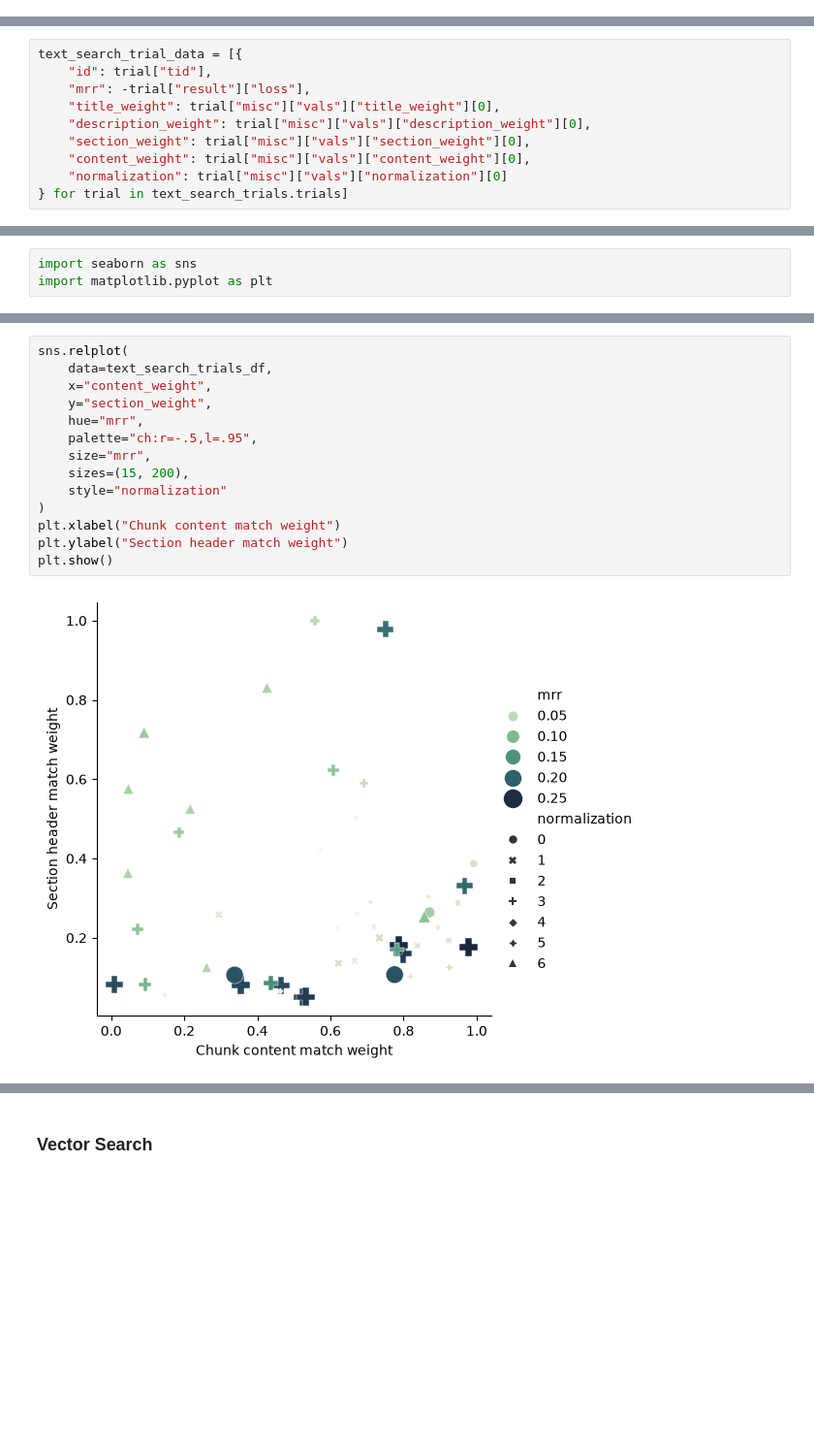
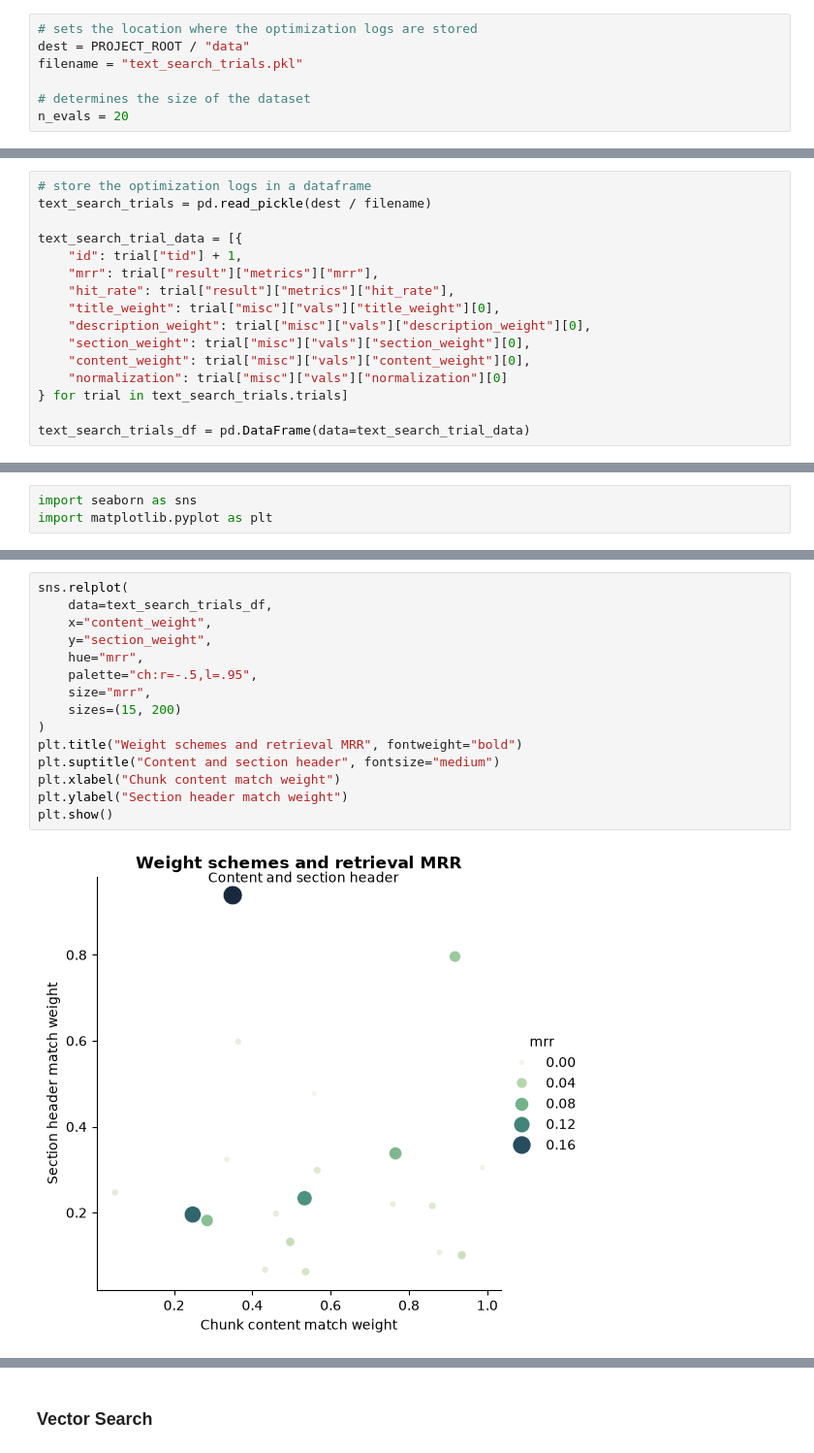
Before and after one commit to bastien-winant/wikifin-rag, a Jupyter notebook: src/wikifin_rag/evaluation.ipynb, the cells around one changed output, grey strips where cells are left out. Shown at 97% size. Cells and saved outputs as stored; diff of their text form; blank space fills up the shorter version.

```diff
--- a/src/wikifin_rag/evaluation.ipynb
+++ b/src/wikifin_rag/evaluation.ipynb
@@ -136,3 +189,10 @@ search_space = {
     "D": 1 - hp.uniform("content_weight", 0, 1) ** 2,
     "normalization": hp.choice("normalization", [0, 1, 2, 4, 8, 16, 32])
 }
+# %%
+# sets the location where the optimization logs are stored
+dest = PROJECT_ROOT / "data"
+filename = "text_search_trials.pkl"
+
+# determines the size of the dataset
+n_evals = 20
@@ -150,10 +215,16 @@ text_search_trials = pd.read_pickle(PROJECT_ROOT / "data" / "text_search_trials.
 # %%
+# store the optimization logs in a dataframe
+text_search_trials = pd.read_pickle(dest / filename)
+
 text_search_trial_data = [{
-    "id": trial["tid"],
-    "mrr": -trial["result"]["loss"],
+    "id": trial["tid"] + 1,
+    "mrr": trial["result"]["metrics"]["mrr"],
+    "hit_rate": trial["result"]["metrics"]["hit_rate"],
     "title_weight": trial["misc"]["vals"]["title_weight"][0],
     "description_weight": trial["misc"]["vals"]["description_weight"][0],
     "section_weight": trial["misc"]["vals"]["section_weight"][0],
     "content_weight": trial["misc"]["vals"]["content_weight"][0],
     "normalization": trial["misc"]["vals"]["normalization"][0]
 } for trial in text_search_trials.trials]
+
+text_search_trials_df = pd.DataFrame(data=text_search_trial_data)
@@ -174,16 +243,17 @@ import matplotlib.pyplot as plt
 # %%
 sns.relplot(
     data=text_search_trials_df,
     x="content_weight",
     y="section_weight",
     hue="mrr",
     palette="ch:r=-.5,l=.95",
     size="mrr",
-    sizes=(15, 200),
-    style="normalization"
+    sizes=(15, 200)
 )
+plt.title("Weight schemes and retrieval MRR", fontweight="bold")
+plt.suptitle("Content and section header", fontsize="medium")
 plt.xlabel("Chunk content match weight")
 plt.ylabel("Section header match weight")
 plt.show()
 # %% [output]
-[figure, old version]
+[figure, new version]
```
Also changed, not shown: parts of 31 cells of this notebook, 4 other files.
